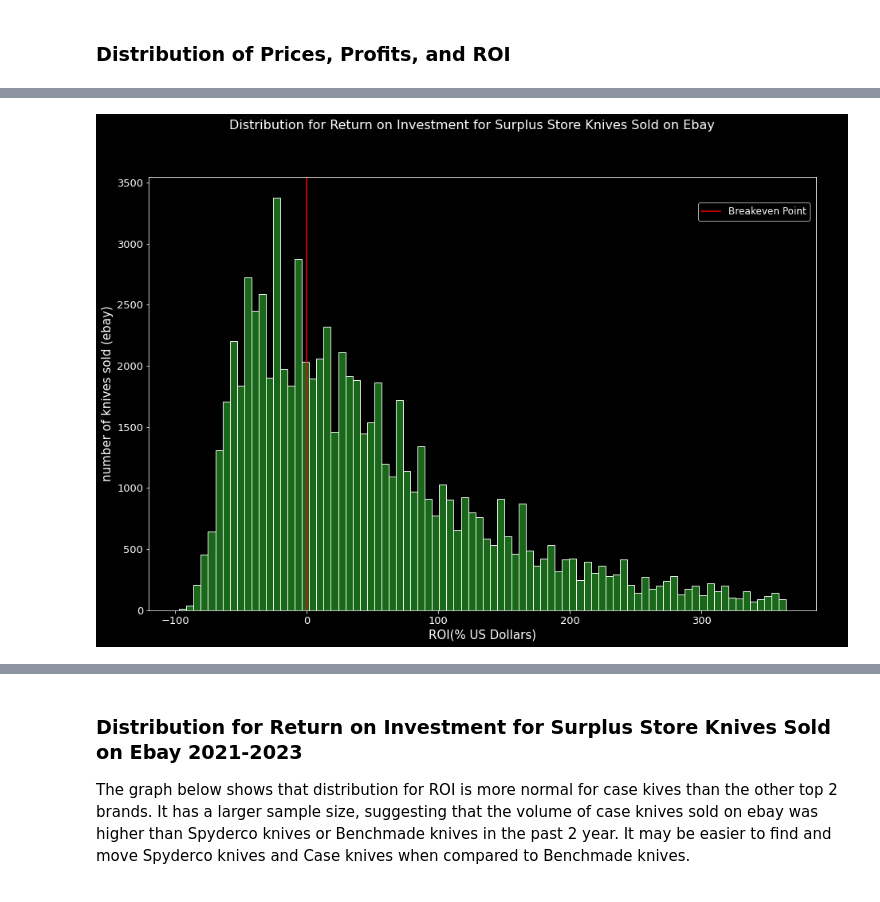
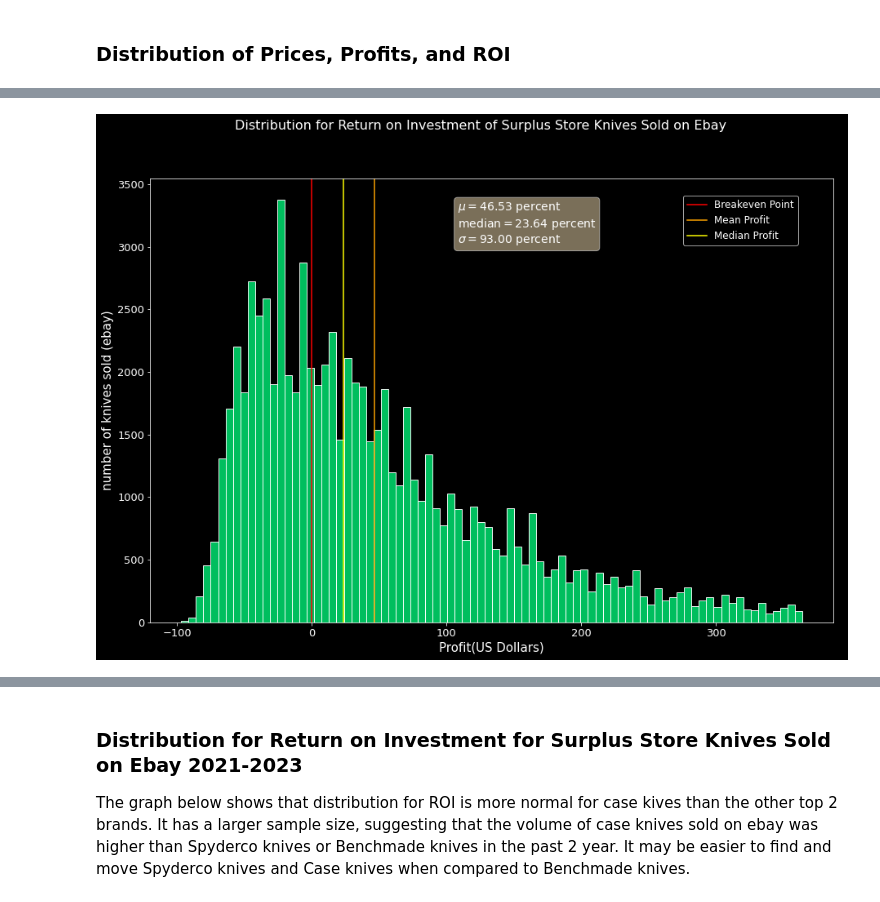
Before and after one commit to ddey117/Neural_Network_Predicting_Reseller_Success_Ebay, a Jupyter notebook: Notebooks/Obtain_Explore_Notebook.ipynb, the cells around one changed output, grey strips where cells are left out. Drawn from its saved outputs; the diff is of its cells as text; code cells hidden in the pictures.

```diff
--- a/Notebooks/Obtain_Explore_Notebook.ipynb
+++ b/Notebooks/Obtain_Explore_Notebook.ipynb
@@ -965,14 +1030,49 @@ plt.savefig('images/descriptive_analysis/dist_profit_graph.png');
 # %%
 fig, axes  = plt.subplots(figsize=(15,10), ncols=1)
 
-sns.histplot(df['ROI'], color='forestgreen')
-axes.set_xlabel('ROI(% US Dollars)', fontsize=15)
-axes.set_ylabel('number of knives sold (ebay)', fontsize=15)
-axes.tick_params(axis='both', labelsize=13)
+sns.histplot(df['ROI'],
+             color='springgreen')
+axes.set_xlabel('Profit(US Dollars)',
+                fontsize=15)
+axes.set_ylabel('number of knives sold (ebay)',
+                fontsize=15)
+axes.tick_params(axis='both',
+                 labelsize=13)
 
-axes.axvline(x = 0, color = 'red', label= 'Breakeven Point')
-fig.suptitle("Distribution for Return on Investment for Surplus Store Knives Sold on Ebay", fontsize=16)
-fig.legend(loc=(.8, .80), fontsize='large')
+mu = df['ROI'].mean()
+median = df['ROI'].median()
+sigma = df['ROI'].std()
+
+textstr = '\n'.join((
+    r'$\mu= %.2f$ percent' % (mu, ),
+    r'$\mathrm{median}= %.2f$ percent' % (median, ),
+    r'$\sigma= %.2f$ percent' % (sigma, )))
+
+axes.axvline(x =0,
+             color = 'red',
+             label= 'Breakeven Point')
+axes.axvline(x = mu,
+             color = 'orange',
+             label= 'Mean Profit')
+axes.axvline(x =  median,
+             color = 'yellow',
+             label= 'Median Profit')
+
+fig.suptitle("Distribution for Return on Investment of Surplus Store Knives Sold on Ebay",
+             fontsize=16)
+
+fig.legend(loc=(.78, .76),
+           fontsize='large')
+
+props = dict(boxstyle='round',
+             facecolor='wheat',
+             alpha=0.5)
+
+# place a text box in upper left in axes coords
+axes.text(0.45, 0.95, textstr, transform=axes.transAxes, fontsize=14,
+        verticalalignment='top', bbox=props)
+
+
 plt.savefig('images/descriptive_analysis/dist_ROI_graph.png');
 # %% [output]
-[figure, old version]
+[figure, new version]
```
Also changed, not shown: parts of 46 cells of this notebook, 35 other files.
